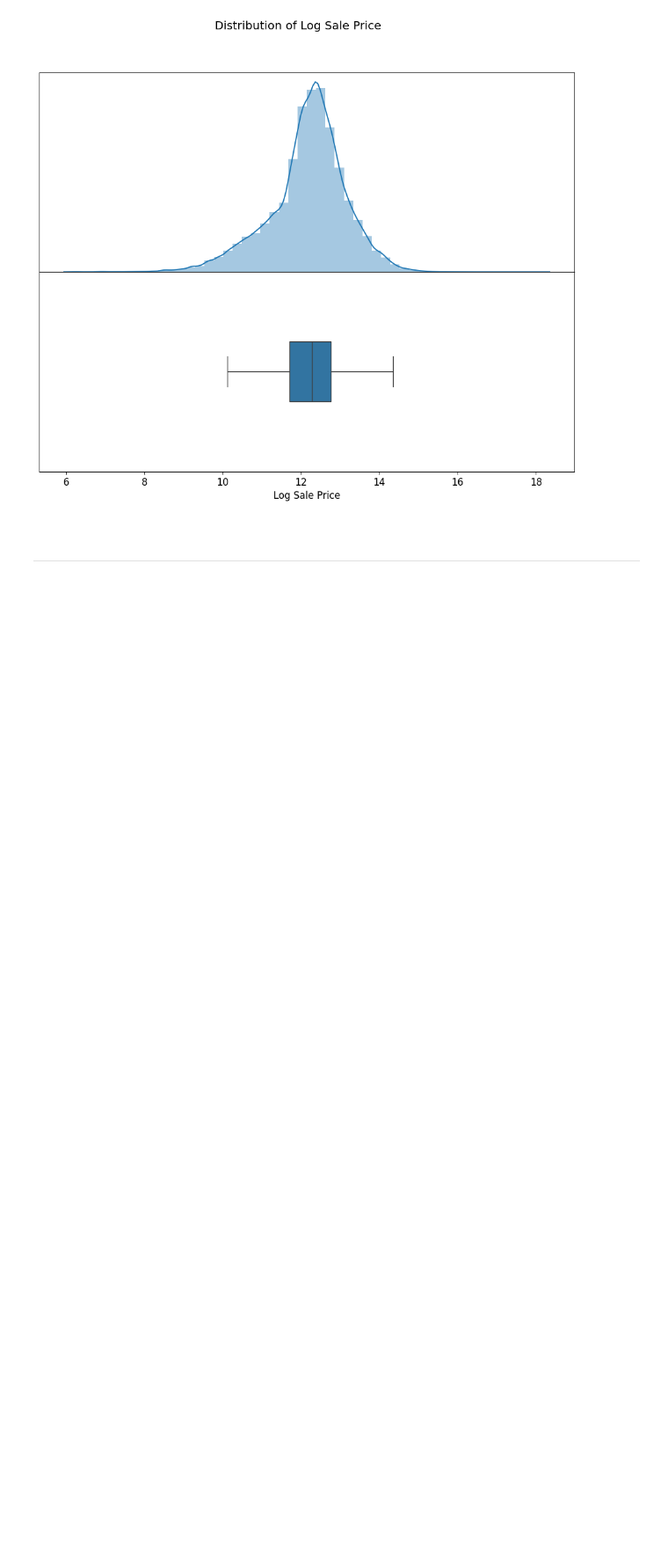
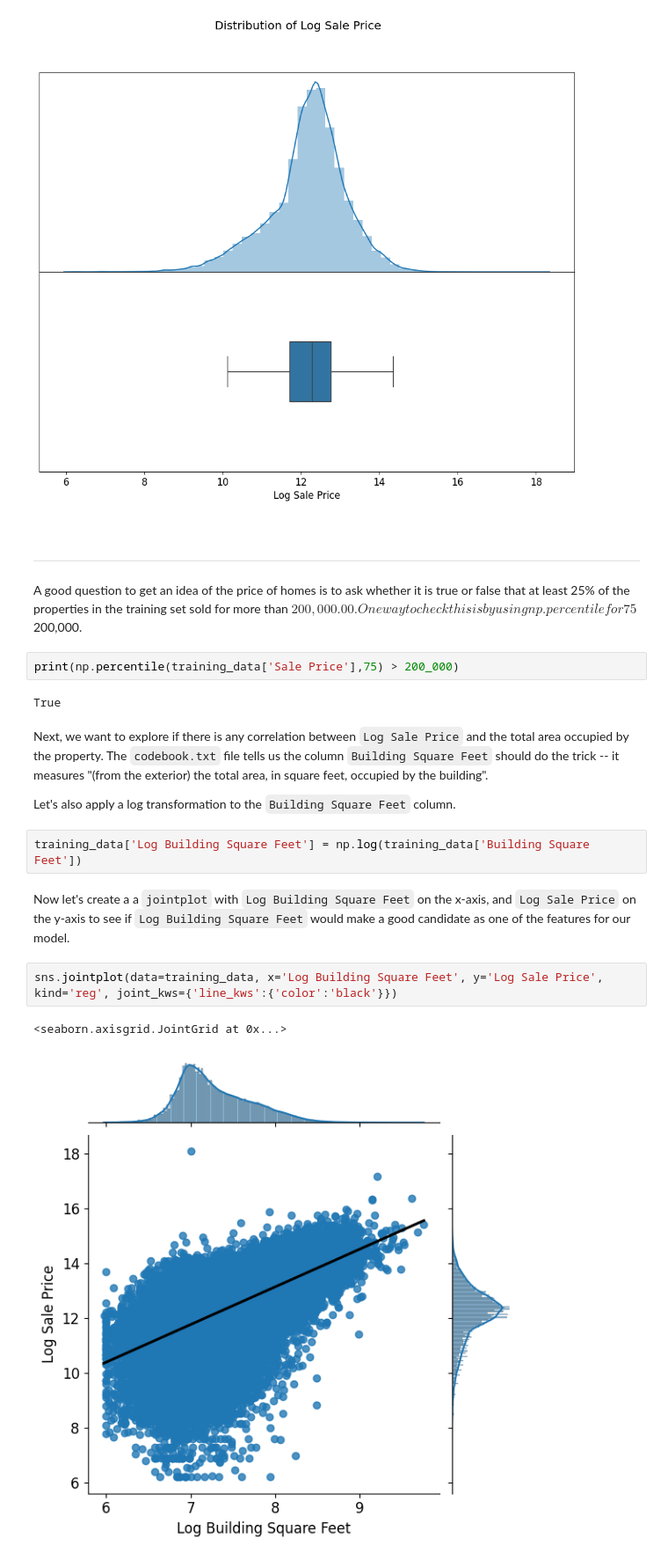
Before and after one commit to PSharp725/Cook-County-Housing, a Jupyter notebook: Cook_County_Housing_EDA.ipynb, the cells around one changed output. Shown at 88% size. Drawn from its saved outputs; the diff is of its cells as text; blank space fills up the shorter version.

```diff
--- a/Cook_County_Housing_EDA.ipynb
+++ b/Cook_County_Housing_EDA.ipynb
@@ -173,3 +173,22 @@ plot_distribution(training_data, label='Log Sale Price')
 # %% [markdown]
 <br/>
 <hr style="border: 1px solid #fdb515;" />
+# %% [markdown]
+A good question to get an idea of the price of homes is to ask whether it is true or false that at least 25% of the properties in the training set sold for more than $200,000.00. One way to check this is by using np.percentile for 75% and checking if it's greater than $200,000.
+# %%
+print(np.percentile(training_data['Sale Price'],75) > 200_000)
+# %% [output]
+True
+# %% [markdown]
+Next, we want to explore if there is any correlation between `Log Sale Price` and the total area occupied by the property. The `codebook.txt` file tells us the column `Building Square Feet` should do the trick -- it measures "(from the exterior) the total area, in square feet, occupied by the building".
+
+Let's also apply a log transformation to the `Building Square Feet` column.
+# %%
+training_data['Log Building Square Feet'] = np.log(training_data['Building Square Feet'])
+# %% [markdown]
+Now let's create a a `jointplot` with `Log Building Square Feet` on the x-axis, and `Log Sale Price` on the y-axis to see if `Log Building Square Feet` would make a good candidate as one of the features for our model.
+# %%
+sns.jointplot(data=training_data, x='Log Building Square Feet', y='Log Sale Price', kind='reg', joint_kws={'line_kws':{'color':'black'}})
+# %% [output]
+<seaborn.axisgrid.JointGrid at 0x...>
+[figure, added]
```
Also changed, not shown: parts of 8 cells of this notebook.
